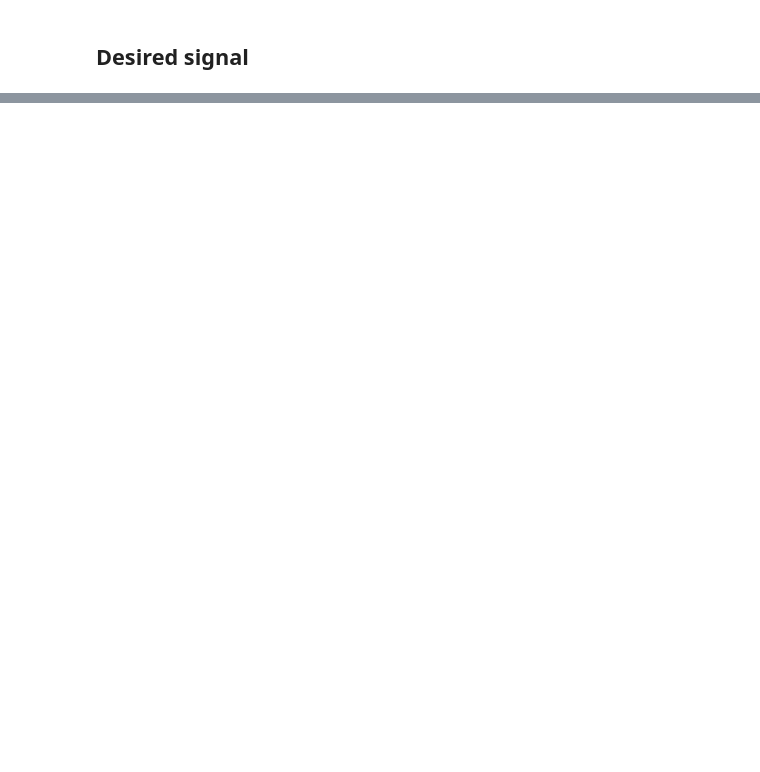
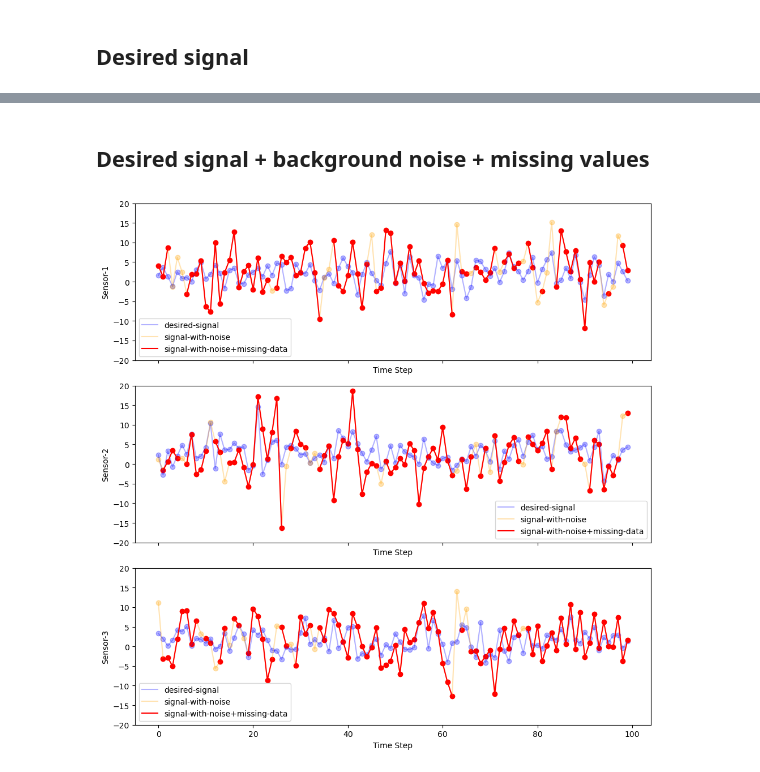
Before and after one commit to giobbu/online-root-cause-analysis, a Jupyter notebook: notebooks/01_kafka_SNR_producer.ipynb, the cells around one changed output, grey strips where cells are left out. Drawn from its saved outputs; the diff is of its cells as text; code cells hidden in the pictures; blank space fills up the shorter version.

```diff
--- a/notebooks/01_kafka_SNR_producer.ipynb
+++ b/notebooks/01_kafka_SNR_producer.ipynb
@@ -111,0 +114,47 @@ plt.show()
+# %% [markdown]
+## Desired signal + background noise + missing values
+# %%
+# Add percentage missing data
+MISSING_DATA_PERCENTAGE = 0.1  # 10% missing data
+
+params_sens1.eps_nan = MISSING_DATA_PERCENTAGE
+params_sens2.eps_nan = MISSING_DATA_PERCENTAGE
+params_sens3.eps_nan = MISSING_DATA_PERCENTAGE
+# %%
+list_missing_obs_1=[]
+list_missing_obs_2=[]
+list_missing_obs_3=[]
+
+unbounded_missing_data = generator_streaming_data(producer, params_sens1, params_sens2, params_sens3)
+
+for _ in range(NUM_OBS):
+
+    missing_data = next(unbounded_missing_data)
+
+    list_missing_obs_1.append(missing_data["sensor_1"]["obs"])
+    list_missing_obs_2.append(missing_data["sensor_2"]["obs"])
+    list_missing_obs_3.append(missing_data["sensor_3"]["obs"])
+# %%
+missing_obs_data_stream = np.array([list_missing_obs_1, list_missing_obs_2, list_missing_obs_3])
+
+missing_levels = {"signal": obs_data_stream,
+                    f"noise-level-{NOISE_LEVEL}": noisy_obs_data_stream,
+                    f"missing-data-{MISSING_DATA_PERCENTAGE}": missing_obs_data_stream}
+
+TRANSPARENCY =0.1
+fig, axes = plt.subplots(nrows=len(obs_data_stream), ncols=1, figsize=(10, 10), sharex=True)
+for idx, ax in enumerate(axes):
+    ax.plot(np.arange(len(obs_data_stream[idx])), missing_levels["signal"][idx], alpha=TRANSPARENCY , color="blue", label="desired-signal")
+    ax.scatter(np.arange(len(obs_data_stream[idx])), missing_levels["signal"][idx], alpha=TRANSPARENCY , color="blue")
+    ax.plot(np.arange(len(obs_data_stream[idx])), missing_levels[f"noise-level-{NOISE_LEVEL}"][idx], alpha=TRANSPARENCY , color="orange", label="signal-with-noise")
+    ax.scatter(np.arange(len(obs_data_stream[idx])), missing_levels[f"noise-level-{NOISE_LEVEL}"][idx], alpha=TRANSPARENCY , color="orange")
+    ax.plot(np.arange(len(obs_data_stream[idx])), missing_levels[f"missing-data-{MISSING_DATA_PERCENTAGE}"][idx], color="red", label="signal-with-noise+missing-data")
+    ax.scatter(np.arange(len(obs_data_stream[idx])), missing_levels[f"missing-data-{MISSING_DATA_PERCENTAGE}"][idx], color="red")
+    ax.set_ylabel(f"Sensor-{idx + 1}")
+    ax.set_xlabel("Time Step")
+    ax.set_ylim(-20, 20)
+    ax.legend()
+plt.tight_layout()
+plt.show()
+# %% [output]
+[figure, added]
```
Also changed, not shown: parts of 5 cells of this notebook, 1 other file.
